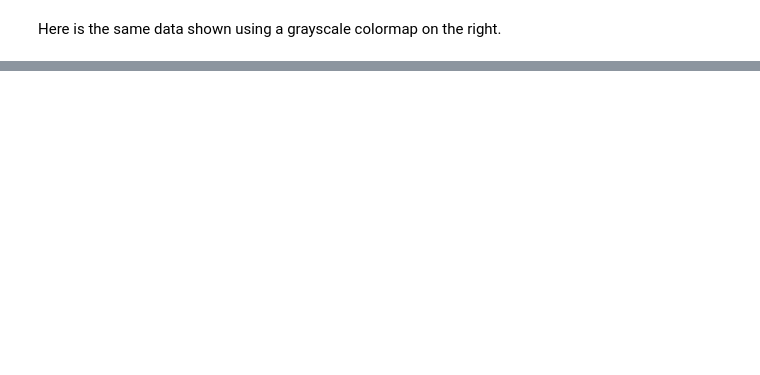
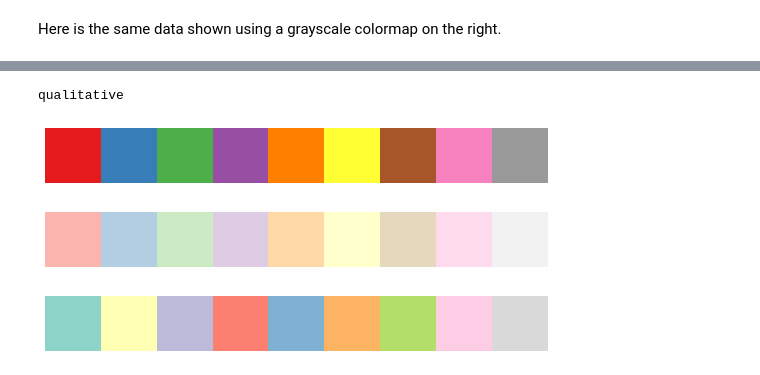
Before and after one commit to ciyer/intro-data-viz, a Jupyter notebook: index.ipynb, the cells around one changed output, grey strips where cells are left out. Drawn from its saved outputs; the diff is of its cells as text; code cells hidden in the pictures; blank space fills up the shorter version.

```diff
--- a/index.ipynb
+++ b/index.ipynb
@@ -342,3 +346,26 @@ Here is the plot from earlier again. What do you think the data looks like?
 </div>
 # %% [markdown]
 Here is the same data shown using a grayscale colormap on the right.
+# %%
+%matplotlib inline
+import numpy as np
+import pandas as pd
+import matplotlib as mpl
+import matplotlib.pyplot as plt
+import seaborn as sns
+sns.set(style='dark')
+
+def get_image():
+    delta = 0.0025
+    x = y = np.arange(-1.5, 1.5, delta)
+    X, Y = np.meshgrid(x, y)
+    Z = np.exp(-X**2 - Y**2)
+    return Z
+
+cmaps = ['jet', 'gray', 'viridis']
+fix, axs = plt.subplots(1, len(cmaps), figsize=(10, 10))
+for ax, cmap in zip(axs, cmaps):
+    ax.imshow(get_image(), cmap=cmap)
+    ax.set_xticklabels([])
+    ax.set_yticklabels([])
+    ax.set_title(cmap)
@@ -344,0 +380,13 @@ Here is the same data shown using a grayscale colormap on the right.
+# %%
+%matplotlib inline
+import seaborn as sns
+
+print("qualitative")
+sns.palplot(sns.color_palette('Set1', 9))
+sns.palplot(sns.color_palette('Pastel1', 9))
+sns.palplot(sns.color_palette('Set3', 9))
+# %% [output]
+qualitative
+[figure, added]
+[figure, added]
+[figure, added]
```
Also changed, not shown: parts of 12 cells of this notebook, 1 other file.
